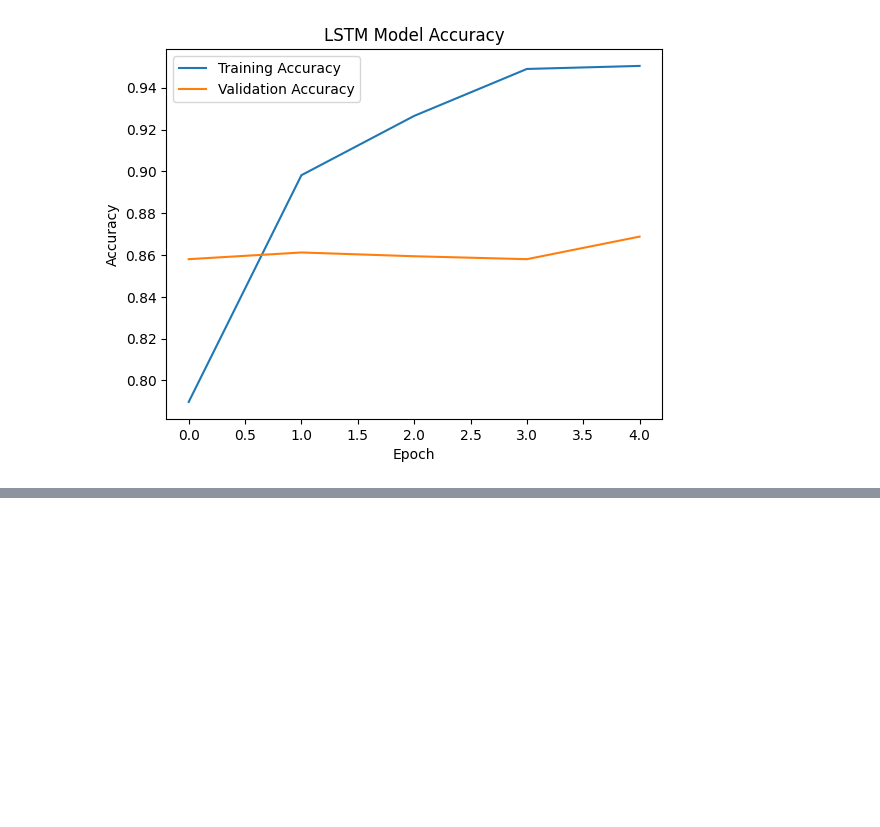
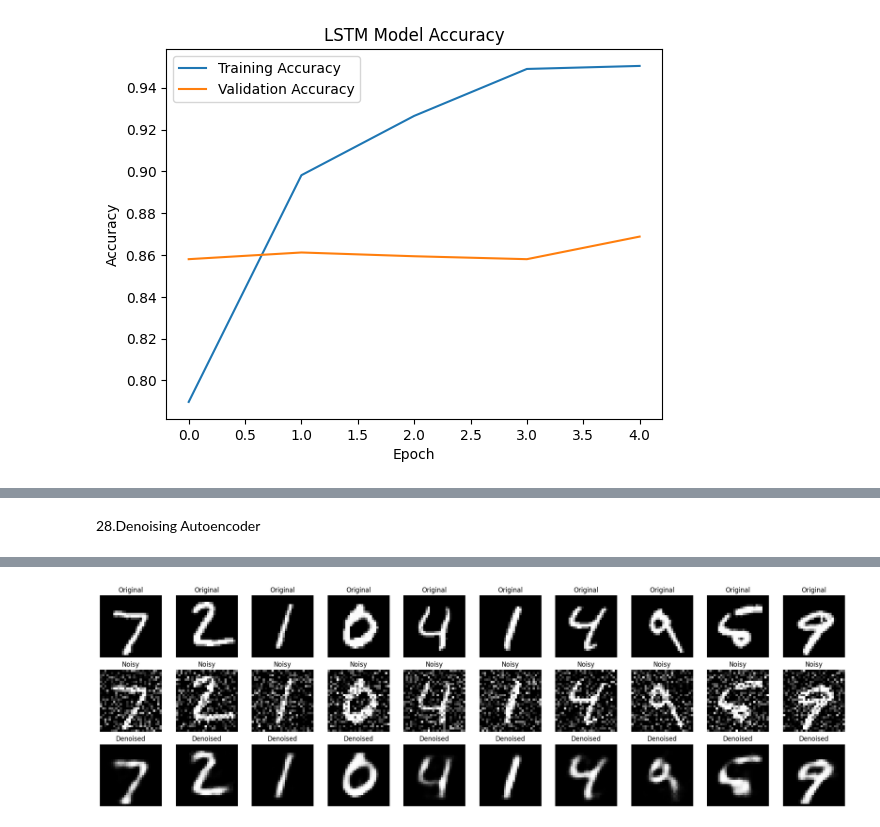
Before and after one commit to jessesharon7/deep_learning_lab_programs, a Jupyter notebook: Deep_Learning_Lab_codes.ipynb, the cells around one changed output, grey strips where cells are left out. Saved outputs shown, nothing was run; the diff lists cells and outputs as text; code cells hidden in the pictures; blank space fills up the shorter version.

```diff
--- a/Deep_Learning_Lab_codes.ipynb
+++ b/Deep_Learning_Lab_codes.ipynb
@@ -1710,0 +2475,73 @@ Test Accuracy: 0.8565999865531921
+# %% [markdown]
+28.Denoising Autoencoder
+# %%
+import tensorflow as tf
+from tensorflow.keras import layers, models
+import numpy as np
+import matplotlib.pyplot as plt
+
+# Load data
+(x_train, _), (x_test, _) = tf.keras.datasets.mnist.load_data()
+
+# Normalize & flatten
+x_train = x_train / 255.0
+x_test = x_test / 255.0
+x_train = x_train.reshape(-1, 784)
+x_test = x_test.reshape(-1, 784)
+
+# Add noise
+noise_factor = 0.3
+x_train_noisy = x_train + noise_factor * np.random.normal(size=x_train.shape)
+x_test_noisy = x_test + noise_factor * np.random.normal(size=x_test.shape)
+
+x_train_noisy = np.clip(x_train_noisy, 0., 1.)
+x_test_noisy = np.clip(x_test_noisy, 0., 1.)
+
+# Model
+input_img = layers.Input(shape=(784,))
+encoded = layers.Dense(128, activation='relu')(input_img)
+encoded = layers.Dense(64, activation='relu')(encoded)
+
+decoded = layers.Dense(128, activation='relu')(encoded)
+decoded = layers.Dense(784, activation='sigmoid')(decoded)
+
+autoencoder = models.Model(input_img, decoded)
+
+# Compile & Train
+autoencoder.compile(optimizer='adam', loss='binary_crossentropy')
+history = autoencoder.fit(
+    x_train_noisy, x_train,
+    epochs=10,
+    batch_size=256,
+    validation_data=(x_test_noisy, x_test)
+)
+
+# Predict reconstructed images
+decoded_imgs = autoencoder.predict(x_test_noisy)
+
+# Show images
+n = 10  # number of digits to display
+plt.figure(figsize=(20, 6))
+
+for i in range(n):
+    # Original image
+    ax = plt.subplot(3, n, i + 1)
+    plt.imshow(x_test[i].reshape(28, 28), cmap='gray')
+    plt.title("Original")
+    plt.axis("off")
+
+    # Noisy image
+    ax = plt.subplot(3, n, i + 1 + n)
+    plt.imshow(x_test_noisy[i].reshape(28, 28), cmap='gray')
+    plt.title("Noisy")
+    plt.axis("off")
+
+    # Reconstructed image
+    ax = plt.subplot(3, n, i + 1 + 2 * n)
+    plt.imshow(decoded_imgs[i].reshape(28, 28), cmap='gray')
+    plt.title("Denoised")
+    plt.axis("off")
+
+plt.tight_layout()
+plt.show()
+# %% [output]
@@ -1710,0 +2565 @@ Test Accuracy: 0.8565999865531921
+[figure, added]
```
Also changed, not shown: parts of 25 cells of this notebook.
